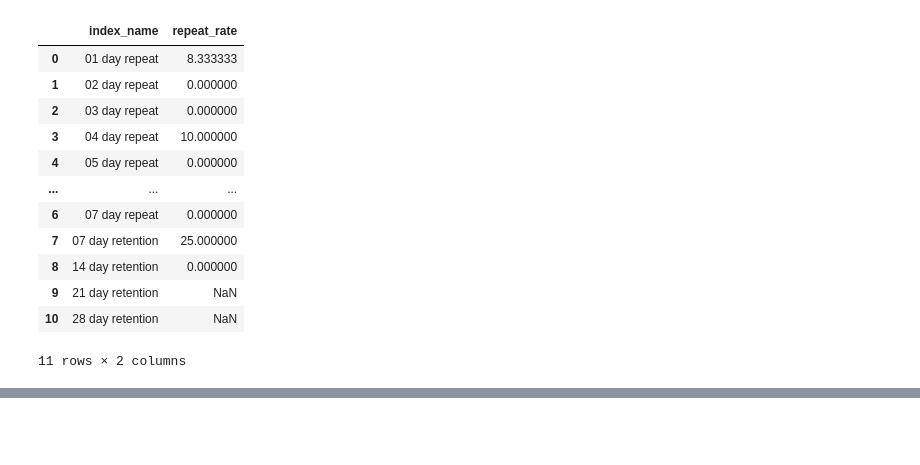
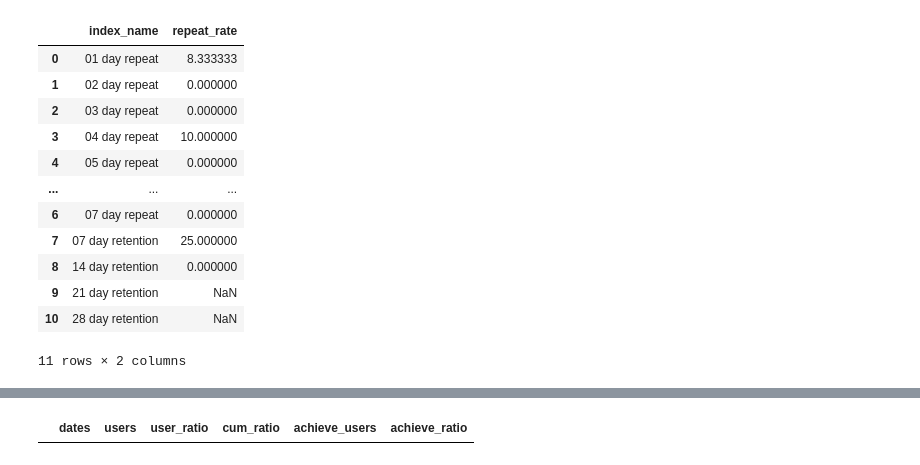
Before and after one commit to mittwoch09/Today-I-Learned, a Jupyter notebook: DataAnalysis/data_extraction_to_understand_users_2.ipynb, the cells around one changed output, grey strips where cells are left out. Cells and saved outputs as stored; diff of their text form; code cells hidden in the pictures; blank space fills up the shorter version.

```diff
--- a/DataAnalysis/data_extraction_to_understand_users_2.ipynb
+++ b/DataAnalysis/data_extraction_to_understand_users_2.ipynb
@@ -681,0 +1452,97 @@ select(query_1212)
+# %%
+query_1220 = """
+        WITH
+        repeat_interval(index_name, interval_begin_date, interval_end_date) AS (
+         VALUES
+            ('28 day retention', 22, 28)
+        )
+        , action_log_with_index_date AS (
+          SELECT
+             u.user_id
+           , u.register_date
+           , CAST(a.stamp AS date) AS action_date
+           , MAX(CAST(a.stamp AS date)) OVER() AS latest_date
+           , r.index_name
+             -- 지표의 대상 기간 시작일과 종류일 계산하기
+           , CAST(u.register_date::date + '1 day'::interval * r.interval_begin_date AS date)
+             AS index_begin_date
+           , CAST(u.register_date::date + '1 day'::interval * r.interval_end_date AS date)
+             AS index_end_date
+          FROM
+             mst_users AS u
+          LEFT OUTER JOIN
+             action_log AS a
+          ON u.user_id = a.user_id
+          CROSS JOIN
+             repeat_interval AS r
+        )
+        , user_action_flag AS (
+          SELECT
+             user_id
+           , register_date
+           , index_name
+             -- 4. 지표의 대상 기간에 액션을 했는지 플래그로 나타내기
+           , SIGN(
+              -- 3. 사용자별로 대상 기간에 한 액션의 합계 구하기
+              SUM(
+               -- 2. 대상 기간의 종료일이 로그의 최신 날짜 이전인지 확인하기
+               CASE WHEN index_end_date <= latest_date THEN
+                -- 1. 지표의 대상 기간에 액션을 했다면 1, 안 했다면 0 지정하기
+                CASE WHEN action_date BETWEEN index_begin_date AND index_end_date
+                 THEN 1 ELSE 0 END
+               END
+              )
+           ) AS index_date_action
+          FROM
+             action_log_with_index_date
+          GROUP BY
+             user_id, register_date, index_name, index_begin_date, index_end_date
+        )
+        , register_action_flag AS (
+          SELECT
+             m.user_id
+           , COUNT(DISTINCT CAST(a.stamp AS date)) AS dt_count
+           , index_name
+           , index_date_action
+          FROM
+             mst_users AS m
+          LEFT JOIN
+             action_log AS a
+           ON m.user_id = a.user_id
+           -- 등록 다음날부터 7일 이내의 액션 로그 결합하기
+           AND CAST(a.stamp AS date)
+               BETWEEN CAST(m.register_date AS date) + interval '1 day'
+                   AND CAST(m.register_date AS date) + interval '8 days'
+          LEFT JOIN
+             user_action_flag AS f
+           ON m.user_id = f.user_id
+          WHERE
+             f.index_date_action IS NOT NULL
+          GROUP BY
+             m.user_id
+           , f.index_name
+           , f.index_date_action
+        )
+        SELECT
+           dt_count AS dates
+         , COUNT(user_id) AS users
+         , 100.0 * COUNT(user_id) / SUM(COUNT(user_id)) OVER() AS user_ratio
+         , 100.0
+           * SUM(COUNT(user_id))
+              OVER(ORDER BY index_name, dt_count
+               ROWS BETWEEN UNBOUNDED PRECEDING AND CURRENT ROW)
+           / SUM(COUNT(user_id)) OVER() AS cum_ratio
+         , SUM(index_date_action) AS achieve_users
+         , AVG(100.0 * index_date_action) AS achieve_ratio
+        FROM
+           register_action_flag
+        GROUP BY
+           index_name, dt_count
+        ORDER BY
+           index_name, dt_count
+        ;
+        """
+
+select(query_1220)
+# %% [output]
+|  | dates | users | user_ratio | cum_ratio | achieve_users | achieve_ratio |
```
Also changed, not shown: parts of 15 cells of this notebook.
